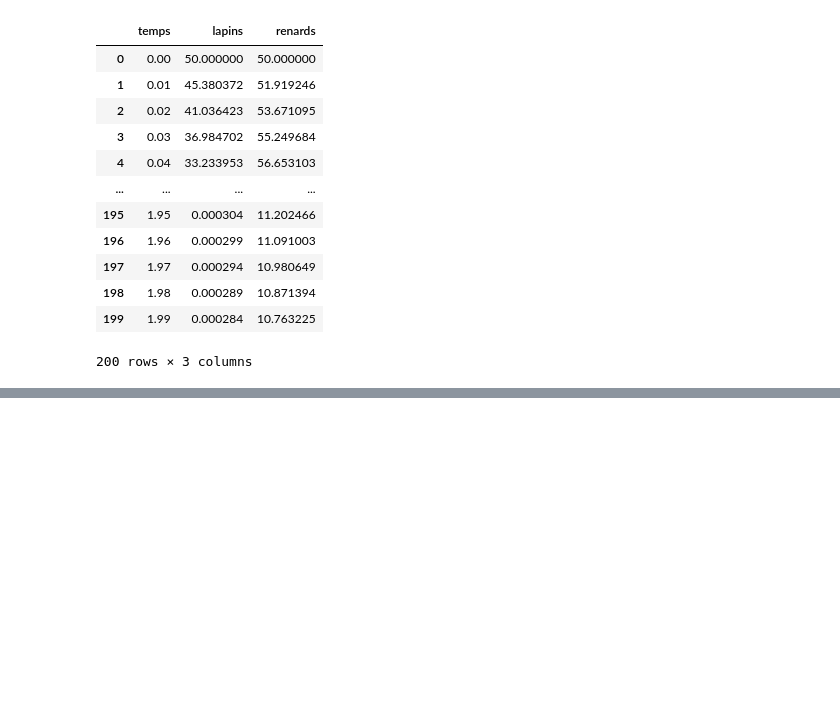
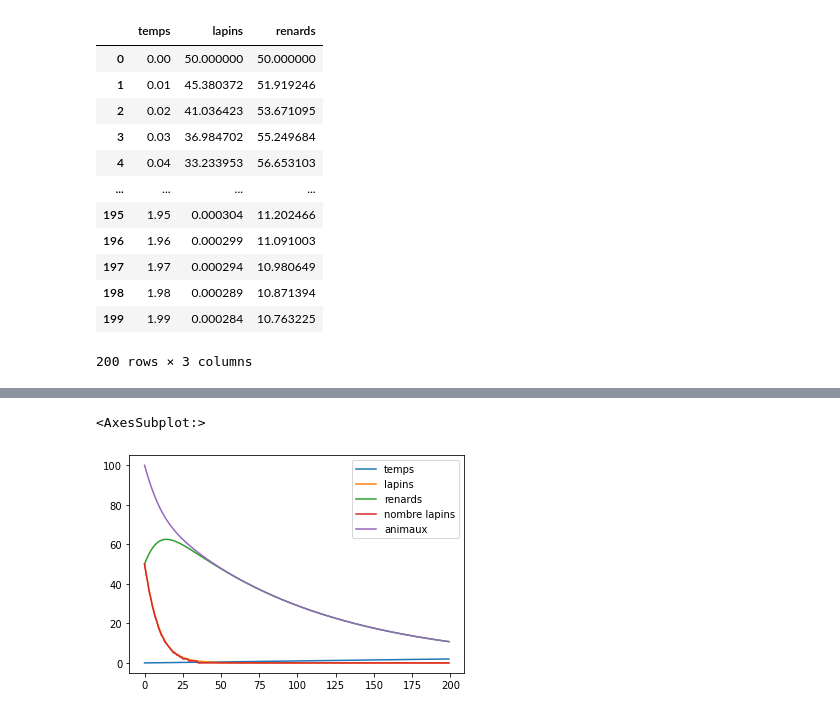
Before and after one commit to boisgera/data-sandbox, a Jupyter notebook: demo.ipynb, the cells around one changed output, grey strips where cells are left out. Cells and saved outputs as stored; diff of their text form; code cells hidden in the pictures; blank space fills up the shorter version.

```diff
--- a/demo.ipynb
+++ b/demo.ipynb
@@ -329,0 +387,2 @@ df
+# %%
+df["nombre lapins"] = floor(df["lapins"]).astype(int)
@@ -329,0 +405,2 @@ df
+# %%
+df["animaux"] = df["lapins"] + df["renards"]
@@ -329,0 +423,2 @@ df
+# %%
+df["attention"] = df["animaux"] < 10
@@ -329,0 +441,5 @@ df
+# %%
+df.plot()
+# %% [output]
+<AxesSubplot:>
+[figure, added]
```
Also changed, not shown: parts of 10 cells of this notebook.
